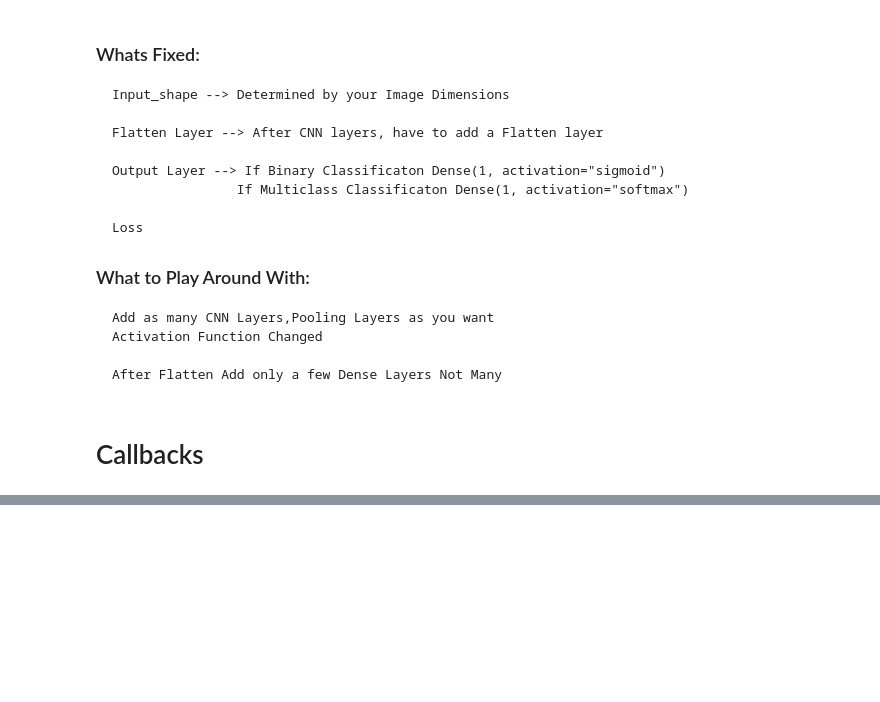
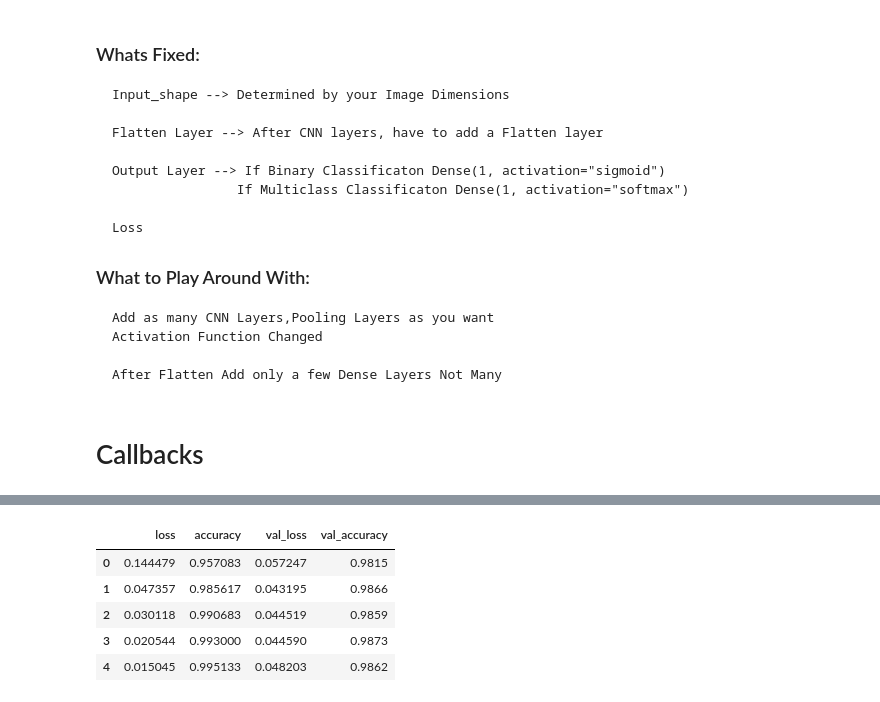
Before and after one commit to PrathamModi001/MNIST_CNN, a Jupyter notebook: mnist.ipynb, the cells around one changed output, grey strips where cells are left out. Drawn from its saved outputs; the diff is of its cells as text; code cells hidden in the pictures; blank space fills up the shorter version.

```diff
--- a/mnist.ipynb
+++ b/mnist.ipynb
@@ -234,0 +234,10 @@ model = load_model("./model/mnist.h5")
+# %%
+losses = pd.DataFrame(model.history.history)
+losses.head()
+# %% [output]
+|  | loss | accuracy | val_loss | val_accuracy |
+| 0 | 0.144479 | 0.957083 | 0.057247 | 0.9815 |
+| 1 | 0.047357 | 0.985617 | 0.043195 | 0.9866 |
+| 2 | 0.030118 | 0.990683 | 0.044519 | 0.9859 |
+| 3 | 0.020544 | 0.993000 | 0.044590 | 0.9873 |
+| 4 | 0.015045 | 0.995133 | 0.048203 | 0.9862 |
```
Also changed, not shown: parts of 4 cells of this notebook, 1 other file.
